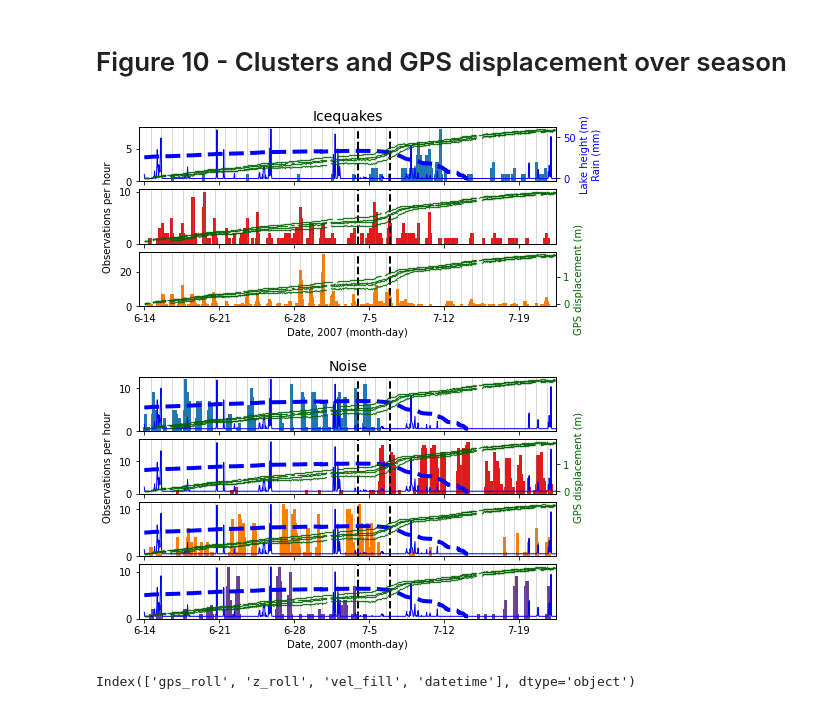
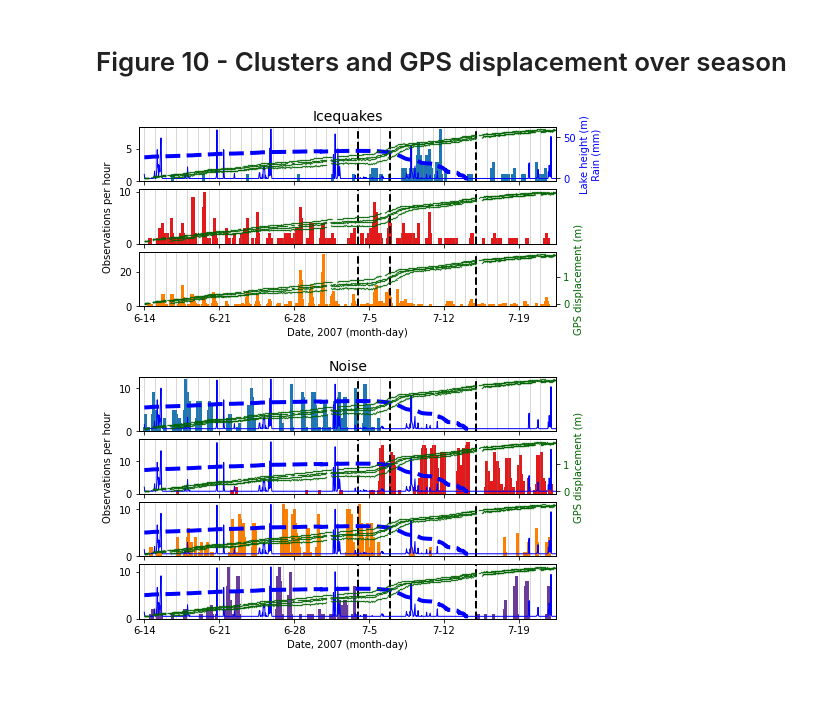
Before and after one commit to tsawi/Unsupervised_ML_Gornergletscher, a Jupyter notebook: notebooks/plotFigures7_8_9_10.ipynb, the cells around one changed output. Saved outputs shown, nothing was run; the diff lists cells and outputs as text; code cells hidden in the pictures.

```diff
--- a/notebooks/plotFigures7_8_9_10.ipynb
+++ b/notebooks/plotFigures7_8_9_10.ipynb
@@ -396,9 +396,15 @@ day_ticks = [days_list[d] for d in range(0,len(days_list),delta_day)]
 
 # Central European Time is 2 hours later than UTC (Coordinated Universal Time)
 ##max temp is around 4pm local time or 16:00, in UTC it is 14:00 or 2pm
+## start of
+
 #all times in UTC
 hour_of_approx_max_temp = 14
-hourMaxTemp = [dtt.datetime(2007, 6, 14,hour_of_approx_max_temp,0,0) + pd.DateOffset(i) for i in range(0,numDays)]
+# hourMaxTemp = [dtt.datetime(2007, 6, 14,hour_of_approx_max_temp,0,0) + pd.DateOffset(i) for i in range(0,numDays)]
+
+
+## ts 2021/08/07 : change line to start of day
+dayStart = hourMaxTemp = [dtt.datetime(2007, 6, 14) + pd.DateOffset(i) for i in range(0,numDays)]
 
 hour24labels = [str(r) for r in range(0,24)] #UTC
 
@@ -879,6 +883,7 @@ for k in range(1,Kopt+1):
 
     ax.axvline(x=subDraint,c='k',linestyle='--',linewidth=2, alpha=1)
     ax.axvline(x=supraDraint,c='k',linestyle='--',linewidth=2, alpha=1)
+    ax.axvline(x=drainEndt,color='k',ls='--',linewidth=2)
 
 
     if k == Kopt:
@@ -906,39 +911,36 @@ for k in range(1,KoptN+1):
 
     ax.axvline(x=subDraint,c='k',linestyle='--',linewidth=2, alpha=1)
     ax.axvline(x=supraDraint,c='k',linestyle='--',linewidth=2, alpha=1)
+    ax.axvline(x=drainEndt,color='k',ls='--',linewidth=2)
 
 
     if k == 1:
         ax.set_xlabel('')
         ax.set_xticklabels('')
         ax.set_title(titleN,fontsize=tfont,pad=tpad)
 
 
 
     if k == 2:
 
         ax.set_ylabel('Observations per hour',labelpad=6)
         for e, gps_dff in enumerate(gps_df_list):
             if e==0:
                 figureFunctions2.plotGPS(gps_dff.gps_roll,ylabel='right',ax=ax,**plt_kwargs)
             else:
                 figureFunctions2.plotGPS(gps_dff.gps_roll,ylabel='none',ax=ax,**plt_kwargs)
     else:
         for gps_dff in gps_df_list:
             figureFunctions2.plotGPS(gps_dff.gps_roll,ylabel='none',ax=ax,**plt_kwargs)
 
     if k == KoptN:
         ax.set_xlabel('Date, 2007 (month-day)')
         ax.tick_params(axis='x',labelrotation=0)
 
     else:
         ax.set_xlabel('')
         ax.set_xticklabels('')
 
 plt.savefig(pathFig + f'Figure_10.png',bbox_inches='tight')
 # %% [output]
-[figure, old version]
+[figure, new version]
-# %%
-gps_dff.columns
-# %% [output]
-Index(['gps_roll', 'z_roll', 'vel_fill', 'datetime'], dtype='object')
```
Also changed, not shown: parts of 2 cells of this notebook, 17 other files.
